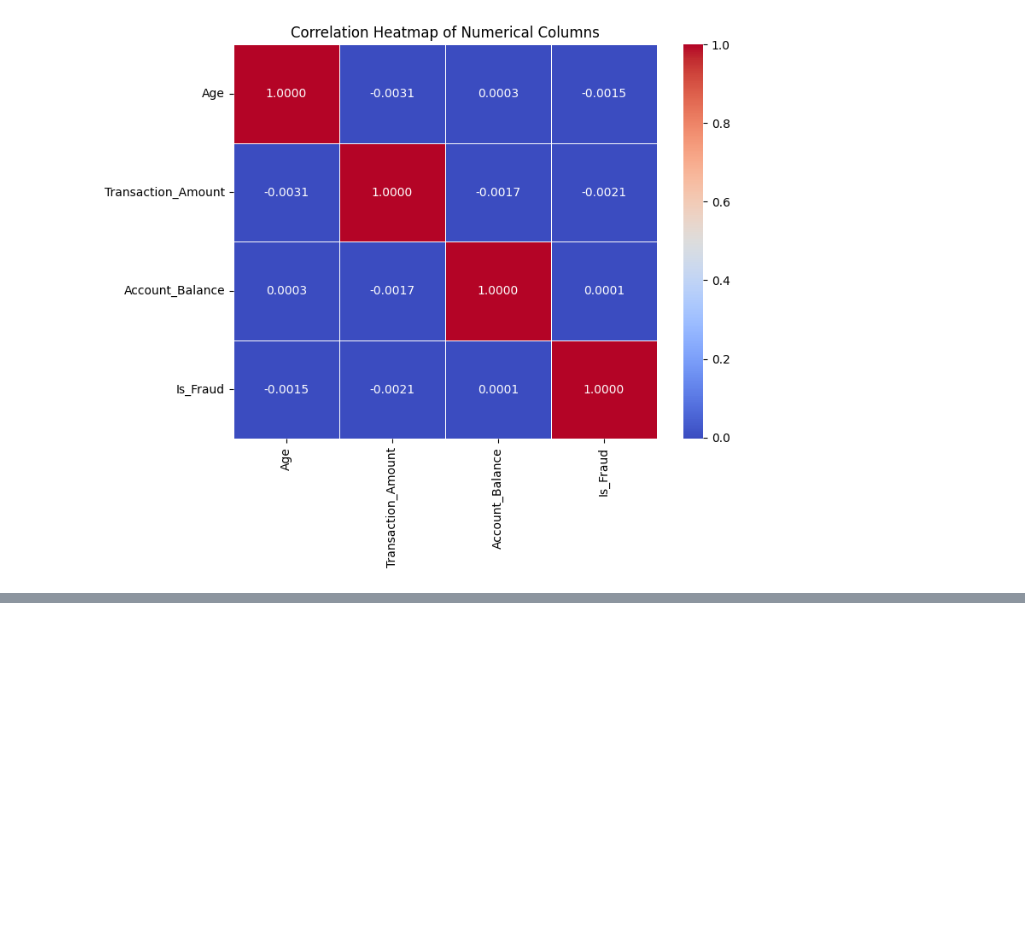
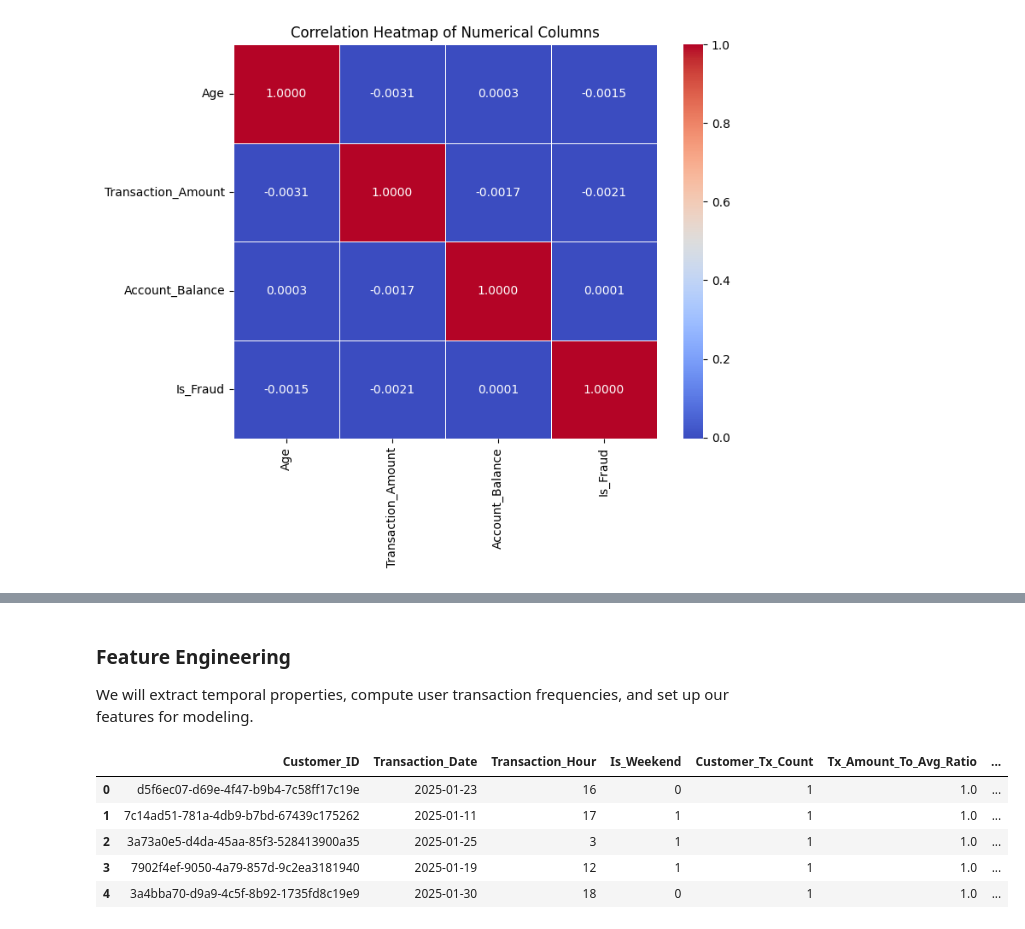
Before and after one commit to HumphreyChimanya/Bank_Transactions_Fraud_Detection_Notebook, a Jupyter notebook: BankTransactionsFraudDetection.ipynb, the cells around one changed output, grey strips where cells are left out. Cells and saved outputs as stored; diff of their text form; code cells hidden in the pictures; blank space fills up the shorter version.

Commit message:
feature engineering and model training

```diff
--- a/BankTransactionsFraudDetection.ipynb
+++ b/BankTransactionsFraudDetection.ipynb
@@ -77,0 +98,48 @@ plt.show()
+# %% [markdown]
+### Feature Engineering
+We will extract temporal properties, compute user transaction frequencies, and set up our features for modeling.
+# %%
+import pandas as pd
+import numpy as np
+
+# Create a copy to keep the original DataFrame intact
+fe_df = df.copy()
+
+# 1. Parse Date and Time Features
+# Convert Date to datetime format
+fe_df['Transaction_Date'] = pd.to_datetime(fe_df['Transaction_Date'])
+
+# Extract temporal attributes
+fe_df['Transaction_Year'] = fe_df['Transaction_Date'].dt.year
+fe_df['Transaction_Month'] = fe_df['Transaction_Date'].dt.month
+fe_df['Transaction_Day'] = fe_df['Transaction_Date'].dt.day
+fe_df['Transaction_DayOfWeek'] = fe_df['Transaction_Date'].dt.dayofweek
+fe_df['Is_Weekend'] = fe_df['Transaction_DayOfWeek'].apply(lambda x: 1 if x >= 5 else 0)
+
+# Extract Hour from Transaction_Time (Format is assumed HH:MM:SS)
+fe_df['Transaction_Hour'] = pd.to_datetime(fe_df['Transaction_Time'], format='%H:%M:%S', errors='coerce').dt.hour
+# If format varied, fallback to string splitting:
+if fe_df['Transaction_Hour'].isnull().any():
+    fe_df['Transaction_Hour'] = fe_df['Transaction_Time'].apply(lambda x: int(str(x).split(':')[0]) if pd.notnull(x) else np.nan)
+
+# 2. Customer and Transaction Behavioral Features
+# Calculate customer-level transaction frequency
+customer_tx_counts = fe_df.groupby('Customer_ID').size().reset_index(name='Customer_Tx_Count')
+fe_df = fe_df.merge(customer_tx_counts, on='Customer_ID', how='left')
+
+# Calculate customer-level average transaction amount
+customer_avg_amount = fe_df.groupby('Customer_ID')['Transaction_Amount'].mean().reset_index(name='Customer_Avg_Tx_Amount')
+fe_df = fe_df.merge(customer_avg_amount, on='Customer_ID', how='left')
+
+# Ratio of current transaction amount to customer's average transaction amount
+fe_df['Tx_Amount_To_Avg_Ratio'] = fe_df['Transaction_Amount'] / (fe_df['Customer_Avg_Tx_Amount'] + 1e-5)
+
+# Display sample of engineered features
+display(fe_df[['Customer_ID', 'Transaction_Date', 'Transaction_Hour', 'Is_Weekend', 'Customer_Tx_Count', 'Tx_Amount_To_Avg_Ratio', 'Is_Fraud']].head())
+# %% [output]
+|  | Customer_ID | Transaction_Date | Transaction_Hour | Is_Weekend | Customer_Tx_Count | Tx_Amount_To_Avg_Ratio | ... |
+| 0 | d5f6ec07-d69e-4f47-b9b4-7c58ff17c19e | 2025-01-23 | 16 | 0 | 1 | 1.0 | ... |
+| 1 | 7c14ad51-781a-4db9-b7bd-67439c175262 | 2025-01-11 | 17 | 1 | 1 | 1.0 | ... |
+| 2 | 3a73a0e5-d4da-45aa-85f3-528413900a35 | 2025-01-25 | 3 | 1 | 1 | 1.0 | ... |
+| 3 | 7902f4ef-9050-4a79-857d-9c2ea3181940 | 2025-01-19 | 12 | 1 | 1 | 1.0 | ... |
+| 4 | 3a4bba70-d9a9-4c5f-8b92-1735fd8c19e9 | 2025-01-30 | 18 | 0 | 1 | 1.0 | ... |
```
Also changed, not shown: parts of 8 cells of this notebook.
